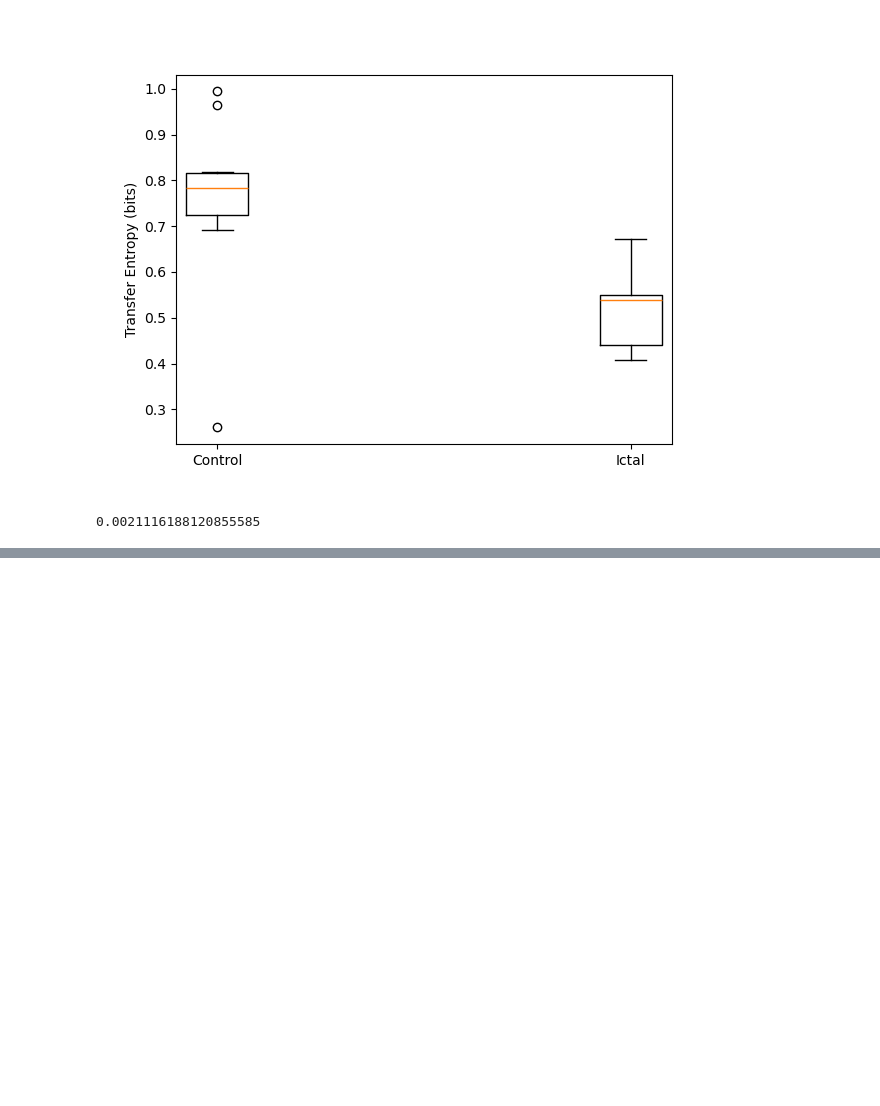
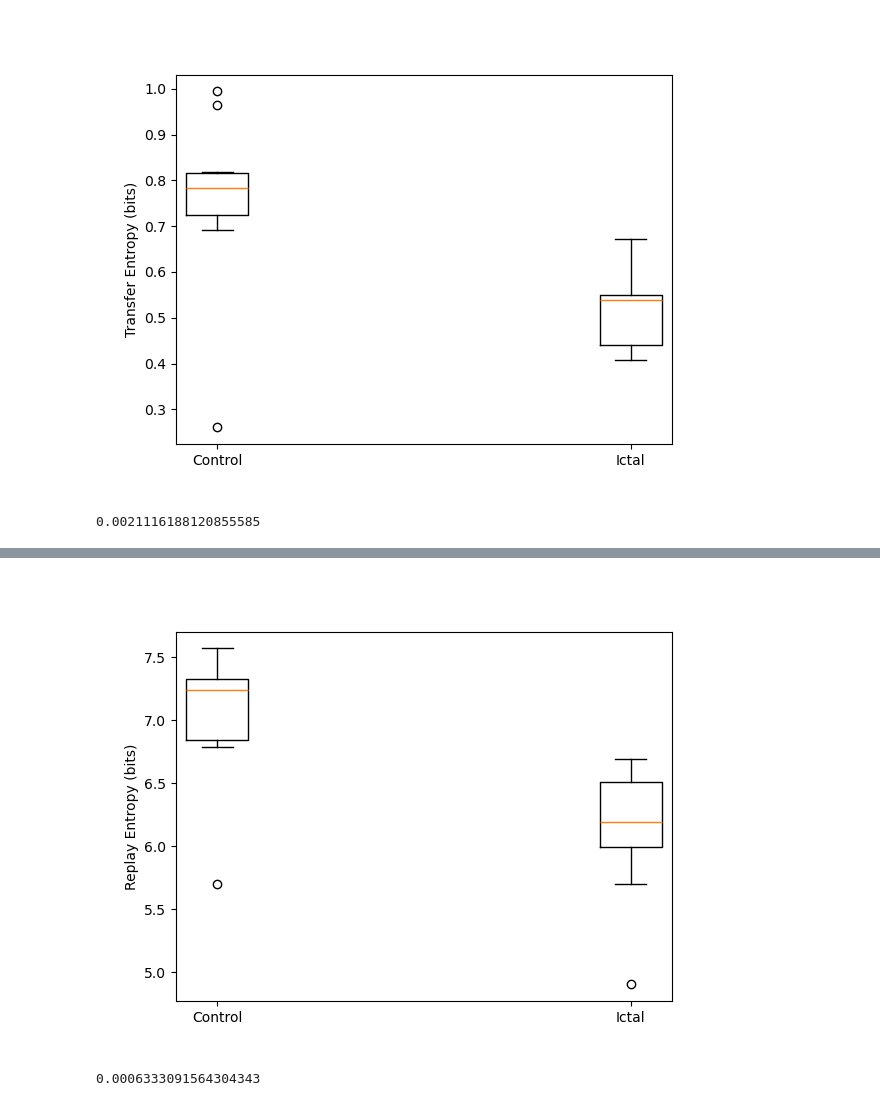
Before and after one commit to justidy1/IctalPlaceCell, a Jupyter notebook: query_replay.ipynb, the cells around one changed output, grey strips where cells are left out. Drawn from its saved outputs; the diff is of its cells as text; code cells hidden in the pictures; blank space fills up the shorter version.

Commit message:
added replay entropy

```diff
--- a/query_replay.ipynb
+++ b/query_replay.ipynb
@@ -600,0 +696,11 @@ plt.show()
+# %%
+# box plot of replay entropy
+plt.close('all')
+plt.figure()
+plt.boxplot(Hs)
+plt.xticks([1,2],['Control','Ictal'])
+plt.ylabel('Replay Entropy (bits)')
+plt.xlim([0.9,2.1])
+plt.show()
+# %% [output]
+[figure, added]
@@ -600,0 +709,5 @@ plt.show()
+# %%
+_,p= ttest_ind(Hs[:,0],Hs[:,1],equal_var=False,alternative='greater')
+p
+# %% [output]
+0.0006333091564304343
```
Also changed, not shown: parts of 6 cells of this notebook.
